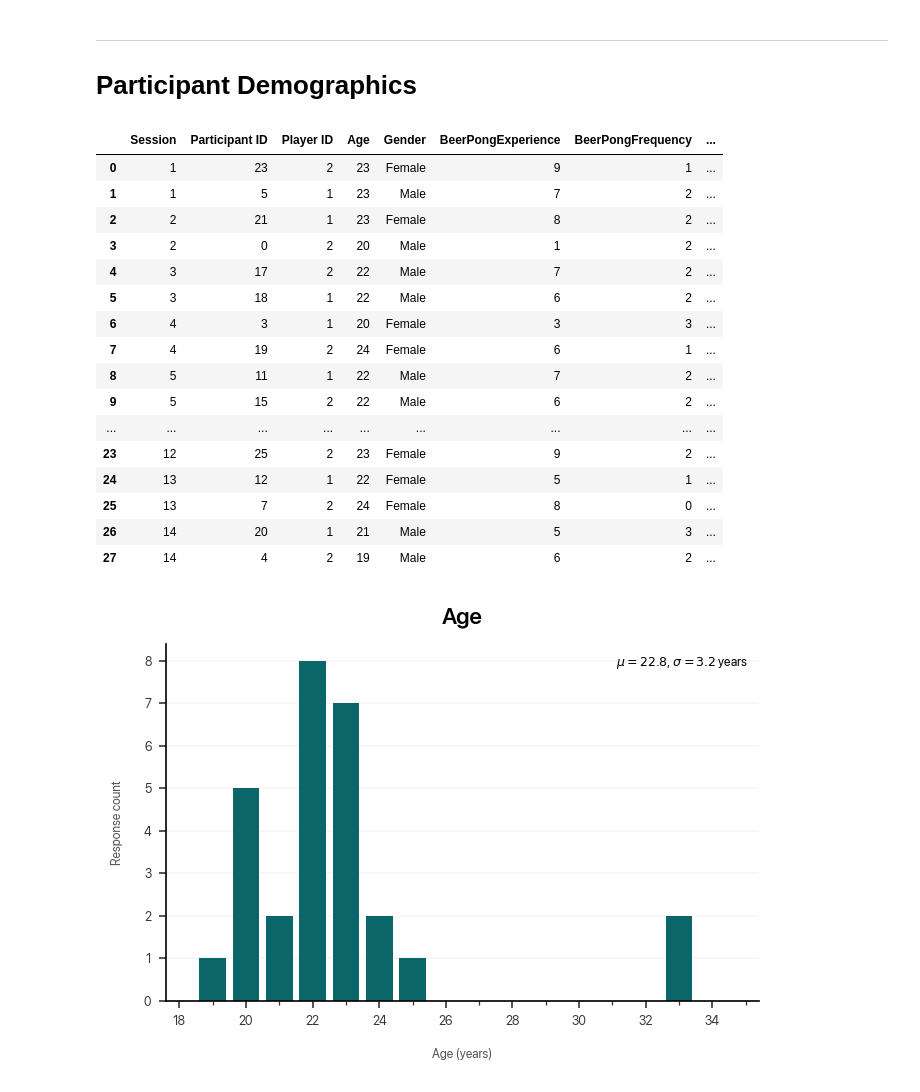
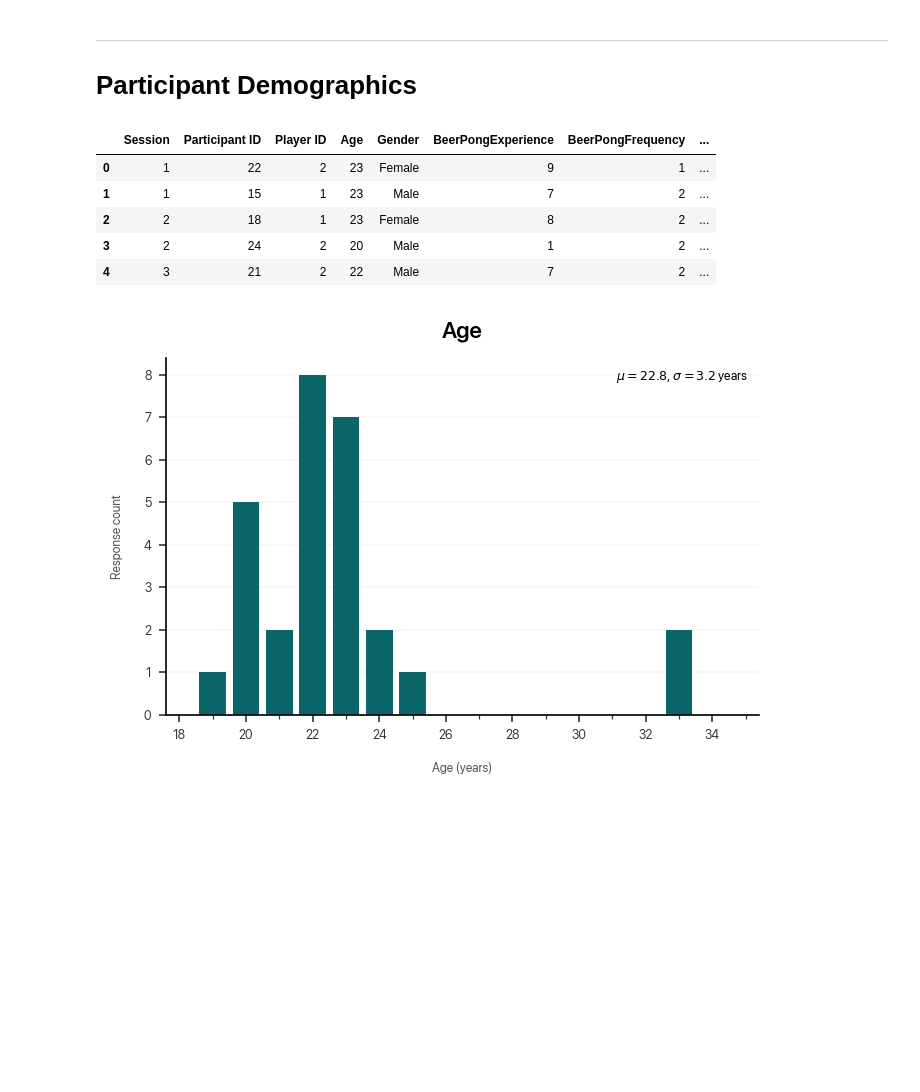
Before and after one commit to dlundgaard/BeerPongMastery, a Jupyter notebook: Analysis/analysis.ipynb, the cells around one changed output. Drawn from its saved outputs; the diff is of its cells as text; code cells hidden in the pictures; blank space fills up the shorter version.

```diff
--- a/Analysis/analysis.ipynb
+++ b/Analysis/analysis.ipynb
@@ -734,47 +770,36 @@ KeyboardInterrupt:
 # %%
 survey = pd.read_csv(DATA_PATH.joinpath("Survey").joinpath("survey.csv")).rename(columns = {
     "How many years ago did you first play Beerpong?": "BeerPongExperience",
     "On average, how many days a month do you play Beerpong? ": "BeerPongFrequency",
     "In Beerpong, do you throw with you left- or right hand?": "DominantHand",
     "If you were to rate your own level of ability in Beerpong relative to others in your age bracket, where would you place yourself? [Percentile]": "SelfPerceivedAbilityPercentile",
     "How do you feel today? ": "WellBeing",
     "How well rested do you feel?": "Restedness",
     "Did you find executing the experimental task enjoyable? ": "TaskEnjoyableness",
     "How well did you perform in the task relative to your expectations?": "SelfPerceivedPerformance"
 }).drop(columns = ["Participant Name", "Timestamp"])
 
 performance_bracket_mapping = {
     "Bottom 1%": 0.01,
     "Bottom 10%": 0.1,
     "Bottom 25%": 0.25,
     "Between 25th and 75th percentile": 0.75,
     "Top 25%": 0.9,
     "Top 10%": 0.99,
     "Top 1%": 1,
 }
 
 survey["SelfPerceivedAbilityPercentile"] = survey["SelfPerceivedAbilityPercentile"].apply(lambda answer: performance_bracket_mapping[answer])
 survey.insert(1, "Participant ID", np.random.permutation(survey.index))
 
-survey
+survey.head()
 # %% [output]
 |  | Session | Participant ID | Player ID | Age | Gender | BeerPongExperience | BeerPongFrequency | ... |
-| 0 | 1 | 23 | 2 | 23 | Female | 9 | 1 | ... |
-| 1 | 1 | 5 | 1 | 23 | Male | 7 | 2 | ... |
-| 2 | 2 | 21 | 1 | 23 | Female | 8 | 2 | ... |
-| 3 | 2 | 0 | 2 | 20 | Male | 1 | 2 | ... |
-| 4 | 3 | 17 | 2 | 22 | Male | 7 | 2 | ... |
-| 5 | 3 | 18 | 1 | 22 | Male | 6 | 2 | ... |
-| 6 | 4 | 3 | 1 | 20 | Female | 3 | 3 | ... |
-| 7 | 4 | 19 | 2 | 24 | Female | 6 | 1 | ... |
-| 8 | 5 | 11 | 1 | 22 | Male | 7 | 2 | ... |
-| 9 | 5 | 15 | 2 | 22 | Male | 6 | 2 | ... |
-| ... | ... | ... | ... | ... | ... | ... | ... | ... |
-| 23 | 12 | 25 | 2 | 23 | Female | 9 | 2 | ... |
-| 24 | 13 | 12 | 1 | 22 | Female | 5 | 1 | ... |
-| 25 | 13 | 7 | 2 | 24 | Female | 8 | 0 | ... |
-| 26 | 14 | 20 | 1 | 21 | Male | 5 | 3 | ... |
-| 27 | 14 | 4 | 2 | 19 | Male | 6 | 2 | ... |
+| 0 | 1 | 22 | 2 | 23 | Female | 9 | 1 | ... |
+| 1 | 1 | 15 | 1 | 23 | Male | 7 | 2 | ... |
+| 2 | 2 | 18 | 1 | 23 | Female | 8 | 2 | ... |
+| 3 | 2 | 24 | 2 | 20 | Male | 1 | 2 | ... |
+| 4 | 3 | 21 | 2 | 22 | Male | 7 | 2 | ... |
 # %%
 plt.figure()
 plt.hist(survey["Age"], bins = 18, range = (18, 36), rwidth=0.8, align = "left")
```
Also changed, not shown: parts of 8 cells of this notebook, 6 other files.
